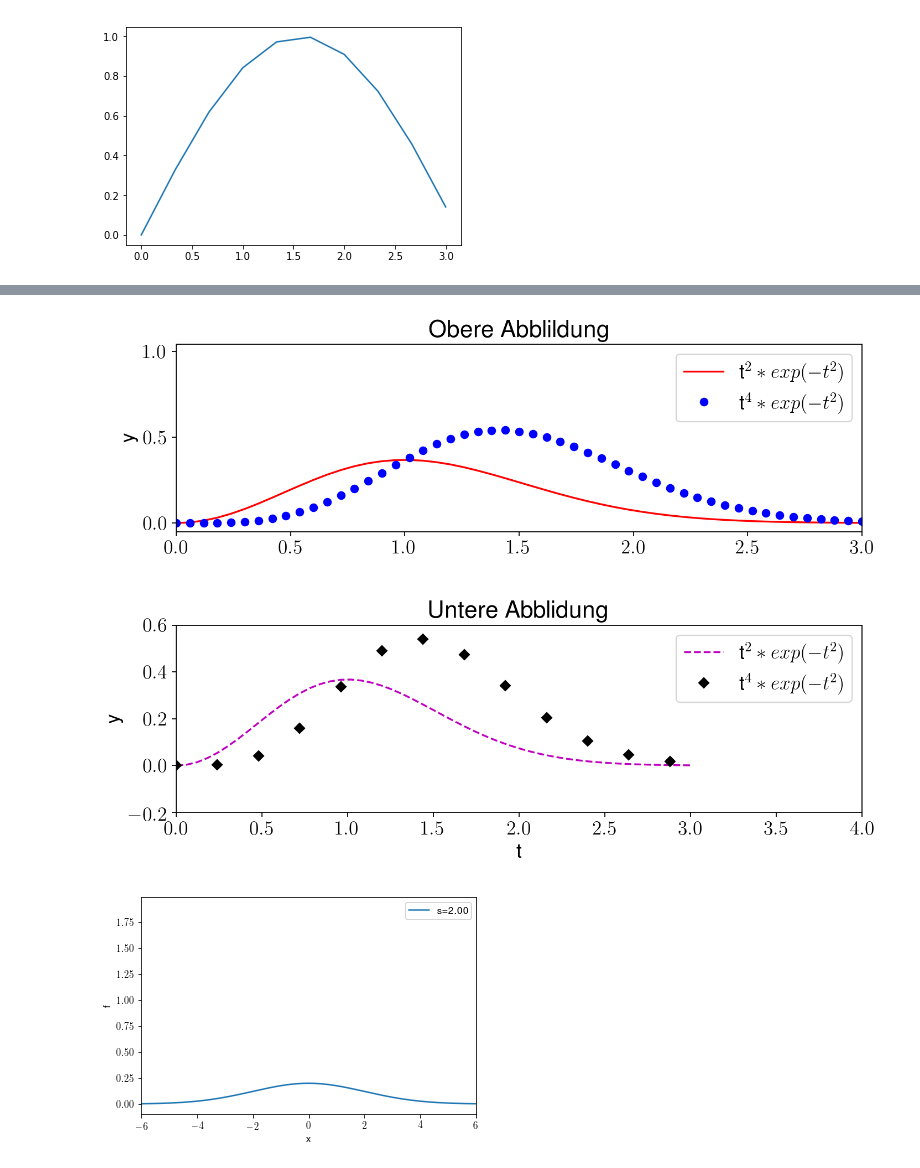
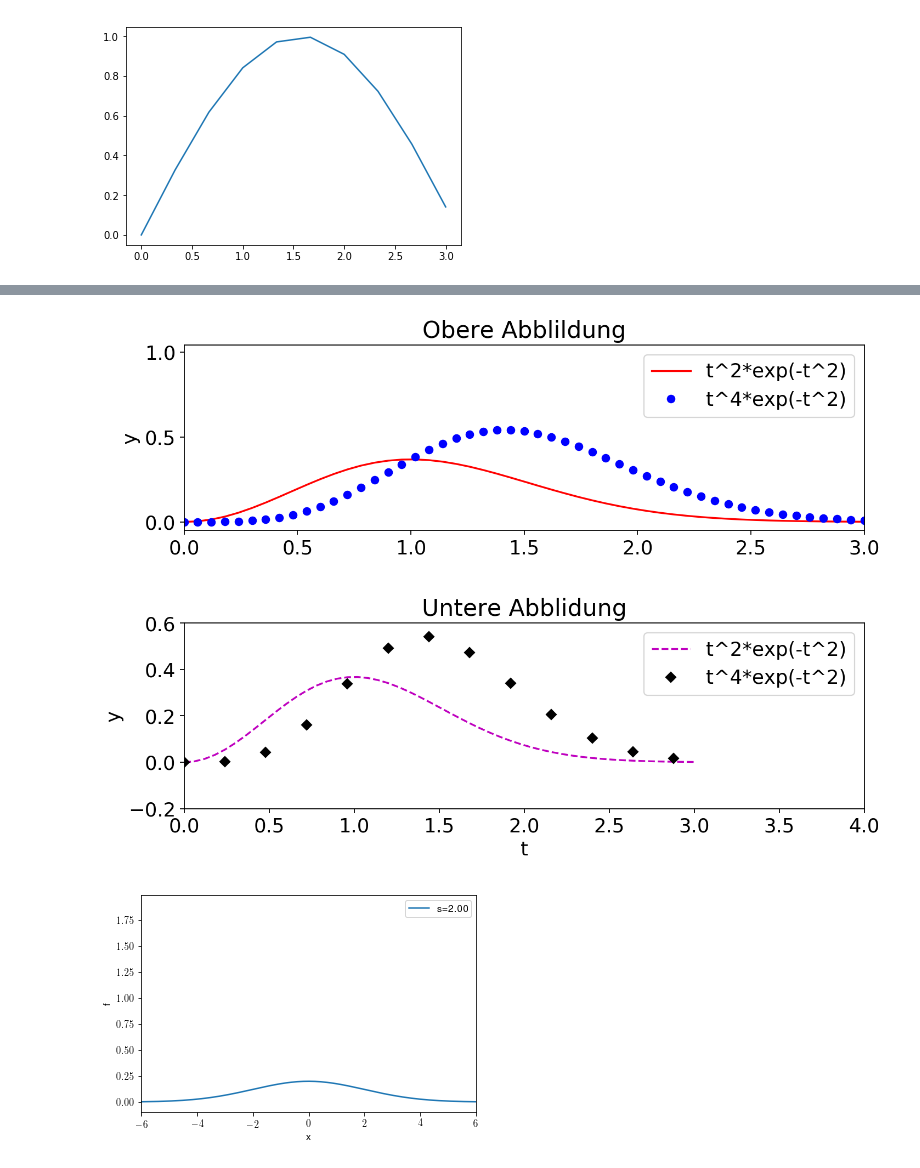
Before and after one commit to mgje/PIUMP, a Jupyter notebook: wr2018/Kapitel_4_Array_Plots.ipynb, the cells around one changed output, grey strips where cells are left out. Drawn from its saved outputs; the diff is of its cells as text; code cells hidden in the pictures.

```diff
--- a/wr2018/Kapitel_4_Array_Plots.ipynb
+++ b/wr2018/Kapitel_4_Array_Plots.ipynb
@@ -61,10 +61,11 @@ from matplotlib.pyplot import *
 import numpy as np
 
 # Plot Einstellungen
+mpl.rc('text', usetex=False)
 mpl.rc('font',**{'family':'sans-serif','sans-serif':['Helvetica'],'size' : '20'})
 mpl.rc('figure',**{'dpi':160})
 #mpl.rc('font',**{'family':'serif','serif':['Palatino']})
-mpl.rc('text', usetex=True)
+
 
 #Funktion
 def f1(t):
@@ -93,10 +94,11 @@ from matplotlib.pyplot import *
 import numpy as np
 
 # Plot Einstellungen
+mpl.rc('text', usetex=False)
 mpl.rc('font',**{'family':'sans-serif','sans-serif':['Helvetica'],'size' : '16'})
 mpl.rc('figure',**{'dpi':160})
 #mpl.rc('font',**{'family':'serif','serif':['Palatino']})
-mpl.rc('text', usetex=True)
+
 
 
 def f1(t):
@@ -104,34 +106,34 @@ def f1(t):
 def f2(t):
      return t**2*f1(t)
 
 figure(1, figsize = (10, 7))  # Zwei Plots
 t = np.linspace(0, 3, 51)
 y1 = f1(t)
 y2 = f2(t)
 
 subplot(2, 1, 1)
 plot(t, y1, 'r-', t, y2, 'bo')
 ylabel('y')
 axis([t[0], t[-1], min(y2)-0.05, max(y2)+0.5])
 legend(['t^2*exp(-t^2)', 't^4*exp(-t^2)'])
 title('Obere Abblildung')
 
 subplot(2, 1, 2)
 t3 = t[::4]
 y3 = f2(t3)
 
 plot(t, y1, 'm--', t3, y3, 'kD')
 xlabel('t')
 ylabel('y')
 axis([0, 4, -0.2, 0.6])
 legend(['t^2*exp(-t^2)', 't^4*exp(-t^2)'])
 title('Untere Abblidung')
 
 subplots_adjust(hspace=0.5)
 
 show()
 # %% [output]
-[figure, old version]
+[figure, new version]
 # %%
 %matplotlib inline
 from matplotlib.pyplot import *
```
Also changed, not shown: parts of 6 cells of this notebook.
